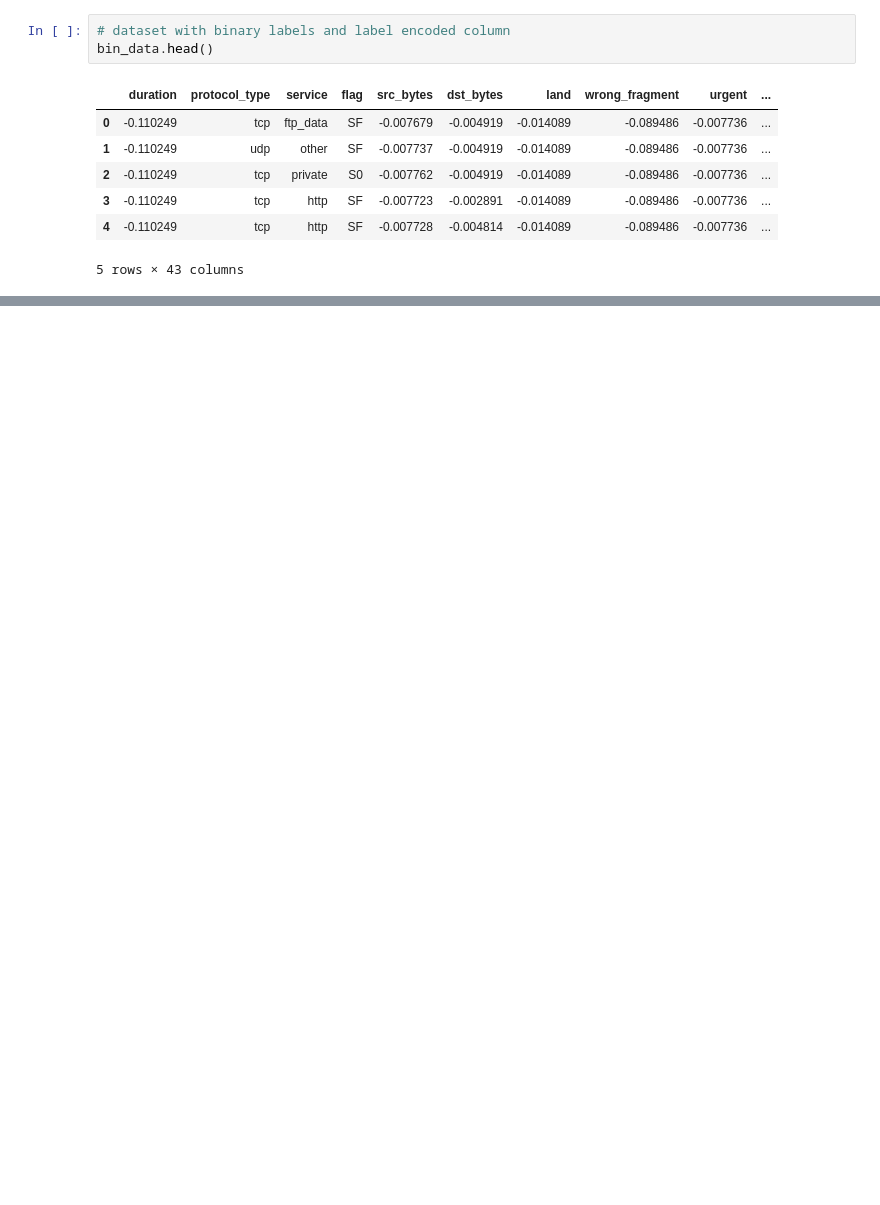
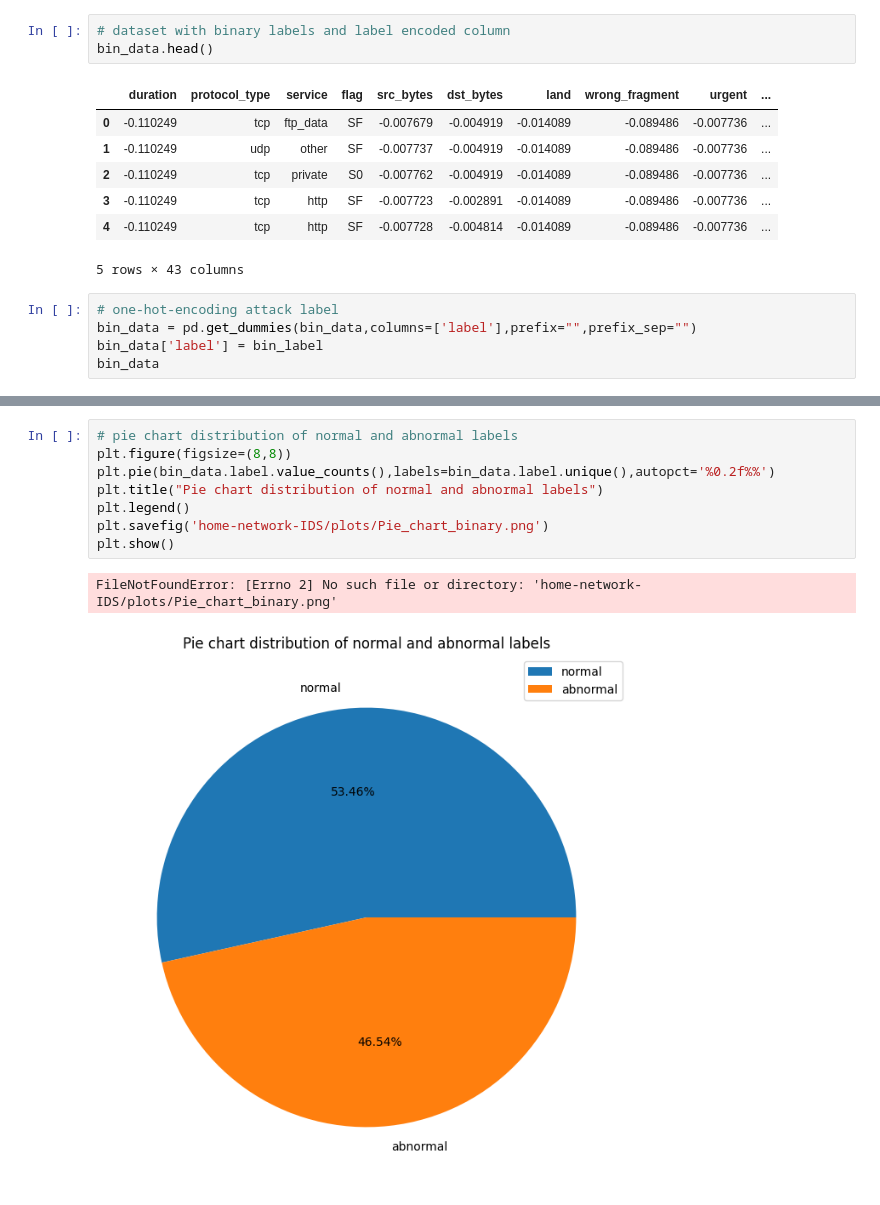
Before and after one commit to samsivabalan/home-network-IDS, a Jupyter notebook: training/main.ipynb, the cells around one changed output, grey strips where cells are left out. Saved outputs shown, nothing was run; the diff lists cells and outputs as text; blank space fills up the shorter version.

```diff
--- a/training/main.ipynb
+++ b/training/main.ipynb
@@ -232,3 +235,8 @@ bin_data.head()
 | 3 | -0.110249 | tcp | http | SF | -0.007723 | -0.002891 | -0.014089 | -0.089486 | -0.007736 | ... |
 | 4 | -0.110249 | tcp | http | SF | -0.007728 | -0.004814 | -0.014089 | -0.089486 | -0.007736 | ... |
 5 rows × 43 columns
+# %%
+# one-hot-encoding attack label
+bin_data = pd.get_dummies(bin_data,columns=['label'],prefix="",prefix_sep="")
+bin_data['label'] = bin_label
+bin_data
@@ -234,0 +257,11 @@ bin_data.head()
+# %%
+# pie chart distribution of normal and abnormal labels
+plt.figure(figsize=(8,8))
+plt.pie(bin_data.label.value_counts(),labels=bin_data.label.unique(),autopct='%0.2f%%')
+plt.title("Pie chart distribution of normal and abnormal labels")
+plt.legend()
+plt.savefig('home-network-IDS/plots/Pie_chart_binary.png')
+plt.show()
+# %% [output]
+FileNotFoundError: [Errno 2] No such file or directory: 'home-network-IDS/plots/Pie_chart_binary.png'
+[figure, added]
```
Also changed, not shown: parts of 3 cells of this notebook.
